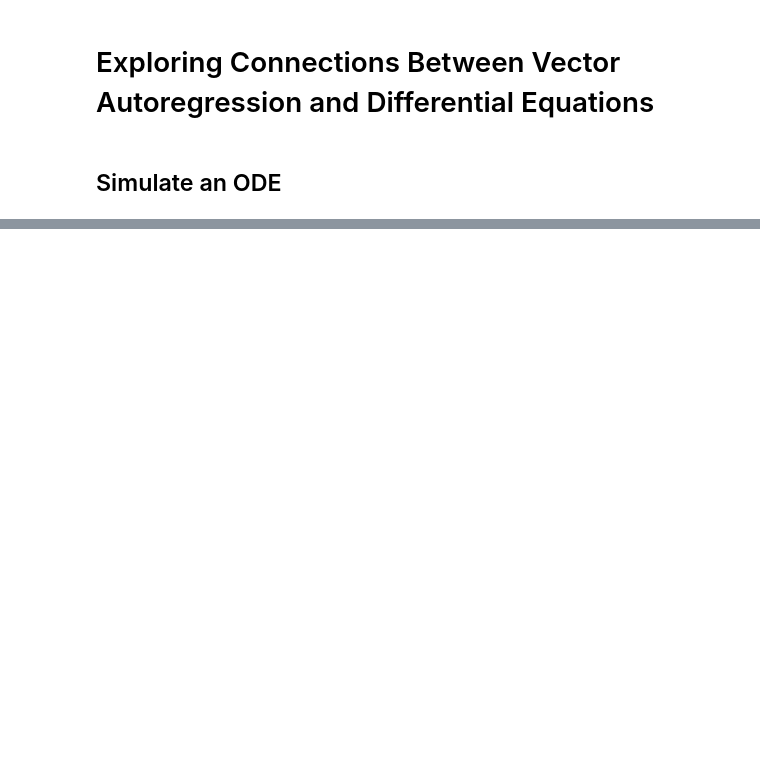
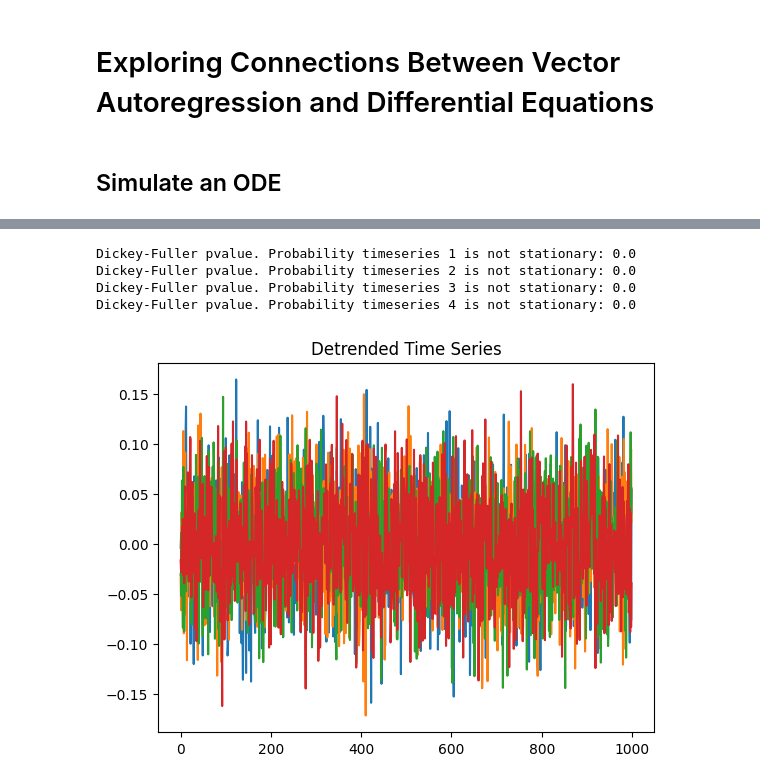
Before and after one commit to djpasseyjr/graphinference, a Jupyter notebook: Notebooks/Jupyter/VARvsODE.ipynb, the cells around one changed output, grey strips where cells are left out. Cells and saved outputs as stored; diff of their text form; code cells hidden in the pictures; blank space fills up the shorter version.

```diff
--- a/Notebooks/Jupyter/VARvsODE.ipynb
+++ b/Notebooks/Jupyter/VARvsODE.ipynb
@@ -53,0 +71,19 @@ array([1.73472348e-18+2.j , 1.73472348e-18-2.j , 6.93889390e-18+0.3j,
+# %%
+# VAR Analysis of Synthetic Data
+
+# Detrend
+detrend_noisy_x_sol = statsmodels.tsa.tsatools.detrend(noisy_x_sol, axis=0, order=2)
+plt.plot(detrend_noisy_x_sol)
+plt.title("Detrended Time Series")
+
+# Check for stationarity
+for i in range(A.shape[0]):
+    adf_result = statsmodels.tsa.stattools.adfuller(detrend_noisy_x_sol[:, i])
+    adf, pval, used_lag, nobs, critical_vals, icbest = adf_result
+    print(f"Dickey-Fuller pvalue. Probability timeseries {i+1} is not stationary: {pval}")
+# %% [output]
+Dickey-Fuller pvalue. Probability timeseries 1 is not stationary: 0.0
+Dickey-Fuller pvalue. Probability timeseries 2 is not stationary: 0.0
+Dickey-Fuller pvalue. Probability timeseries 3 is not stationary: 0.0
+Dickey-Fuller pvalue. Probability timeseries 4 is not stationary: 0.0
+[figure, added]
```
Also changed, not shown: parts of 21 cells of this notebook, 5 other files.
